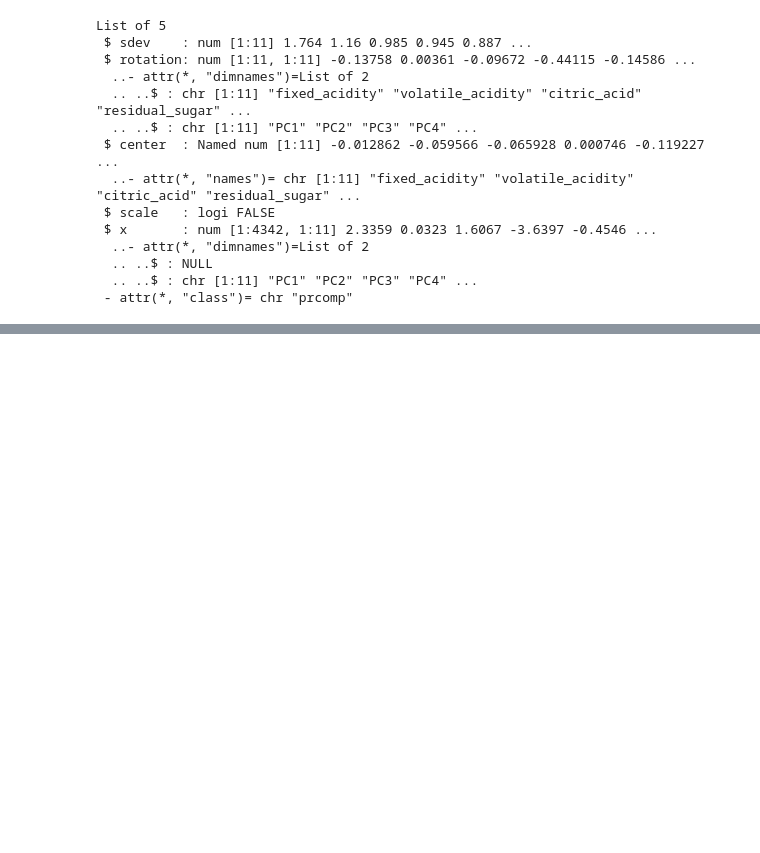
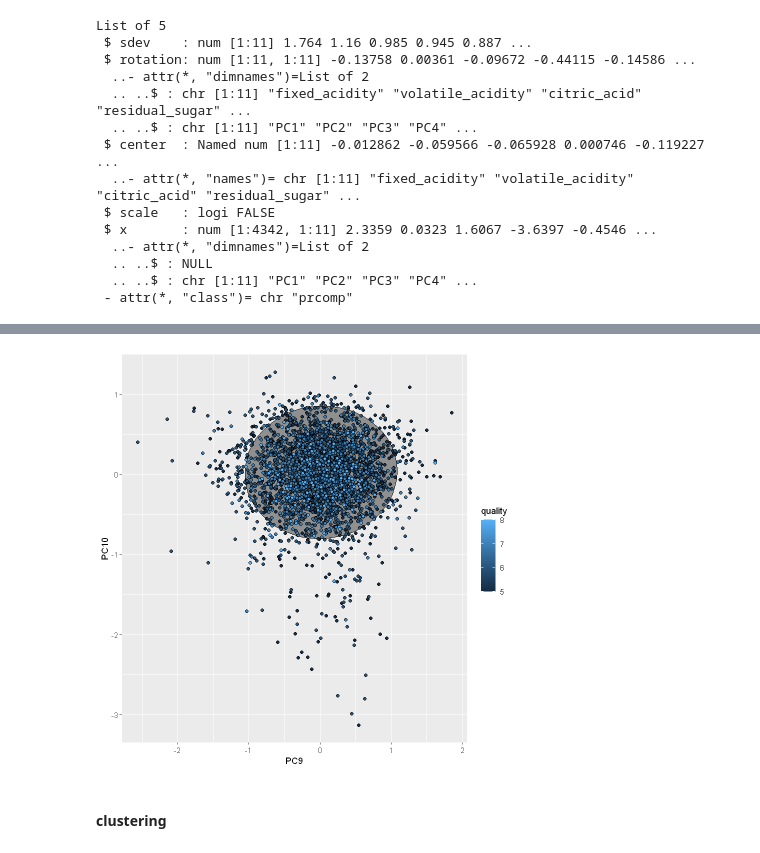
Before and after one commit to Saranga99/DM-ML, a Jupyter notebook: coursework/CW_Q1.ipynb, the cells around one changed output, grey strips where cells are left out. Saved outputs shown, nothing was run; the diff lists cells and outputs as text; code cells hidden in the pictures; blank space fills up the shorter version.

```diff
--- a/coursework/CW_Q1.ipynb
+++ b/coursework/CW_Q1.ipynb
@@ -675,0 +659,3 @@ A matrix: 4342 × 11 of type dbl
+# %%
+df_final_with_pcs <- cbind(df_final, principle_components$x)
+head(df_final_with_pcs)
@@ -675,0 +672,10 @@ A matrix: 4342 × 11 of type dbl
+# %%
+library(ggplot2)
+
+ggplot(df_final_with_pcs, aes(PC9,PC10,PC11,col = quality, fill = quality)) +
+  stat_ellipse(geom = "polygon", col = "black", alpha = 0.5) +
+  geom_point(shape = 21, col = "black")
+# %% [output]
+[figure, added]
+# %% [markdown]
+#### clustering
```
Also changed, not shown: parts of 7 cells of this notebook.
